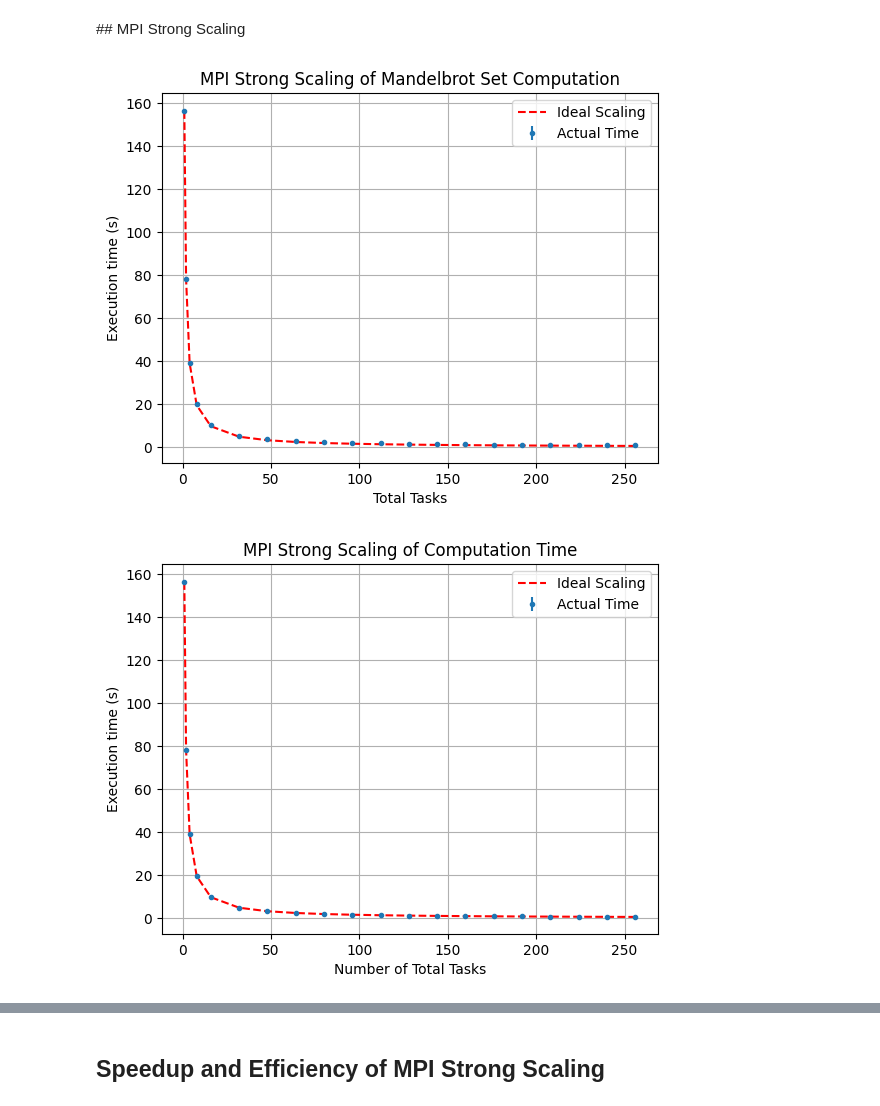
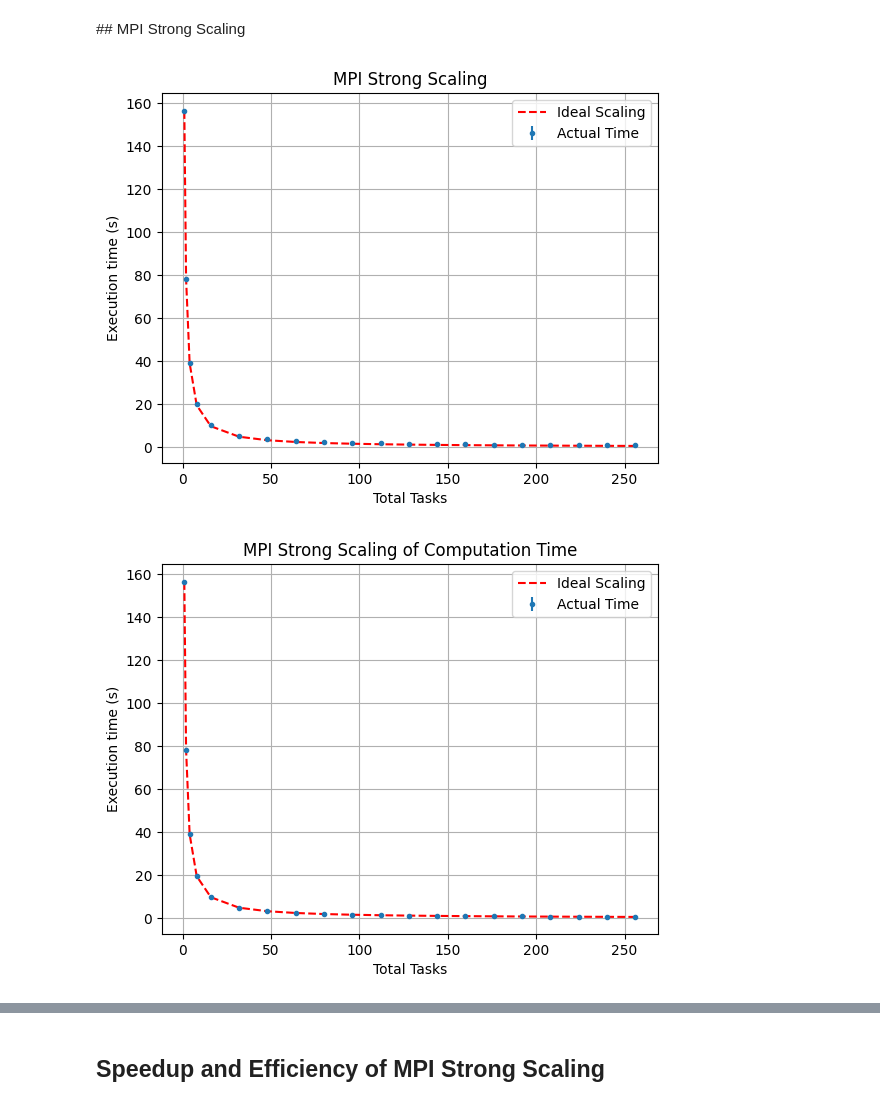
Before and after one commit to mzampar/High_Performance_Computing_2023, a Jupyter notebook: Excercise_2_c/scaling/results/analysis.ipynb, the cells around one changed output, grey strips where cells are left out. Saved outputs shown, nothing was run; the diff lists cells and outputs as text; code cells hidden in the pictures.

```diff
--- a/Excercise_2_c/scaling/results/analysis.ipynb
+++ b/Excercise_2_c/scaling/results/analysis.ipynb
@@ -12,21 +12,21 @@ omp_weak_times = pd.read_csv('omp_weak_scaling.csv')
 # %%
 mpi_strong_mean_times = mpi_strong_times.groupby('Total Tasks').mean()
 mpi_strong_std_times = mpi_strong_times.groupby('Total Tasks').std()
 
 serial_time = mpi_strong_mean_times['Elapsed Time(s)'].iloc[0]
 ideal_time = serial_time / mpi_strong_mean_times.index
 
 plt.errorbar(mpi_strong_mean_times.index, mpi_strong_mean_times['Elapsed Time(s)'], yerr=mpi_strong_std_times['Elapsed Time(s)'], fmt='o', markersize=3, label='Actual Time')
 plt.plot(mpi_strong_mean_times.index, ideal_time, '--', color='r', label='Ideal Scaling')
 
 plt.xlabel('Total Tasks')
 plt.ylabel('Execution time (s)')
-plt.title('MPI Strong Scaling of Mandelbrot Set Computation')
+plt.title('MPI Strong Scaling')
 plt.grid()
 plt.legend()
 plt.show()
 # %% [output]
-[figure, old version]
+[figure, new version]
 # %%
 mpi_strong_mean_times = mpi_strong_times.groupby('Total Tasks').mean()
 mpi_strong_std_times = mpi_strong_times.groupby('Total Tasks').std()
@@ -37,7 +37,7 @@ ideal_time = serial_time / mpi_strong_mean_times.index
 plt.errorbar(mpi_strong_mean_times.index, mpi_strong_mean_times['Computation Time(s)'], yerr=mpi_strong_std_times['Elapsed Time(s)'], fmt='o', markersize=3, label='Actual Time')
 plt.plot(mpi_strong_mean_times.index, ideal_time, '--', color='r', label='Ideal Scaling')
 
-plt.xlabel('Number of Total Tasks')
+plt.xlabel('Total Tasks')
 plt.ylabel('Execution time (s)')
 plt.title('MPI Strong Scaling of Computation Time')
 
@@ -45,7 +45,7 @@ plt.grid()
 plt.legend()
 plt.show()
 # %% [output]
-[figure, old version]
+[figure, new version]
 # %%
 mpi_strong_mean_times = mpi_strong_times.groupby('Total Tasks').mean()
 mpi_strong_std_times = mpi_strong_times.groupby('Total Tasks').std()
```
Also changed, not shown: parts of 11 cells of this notebook, 6 other files.
